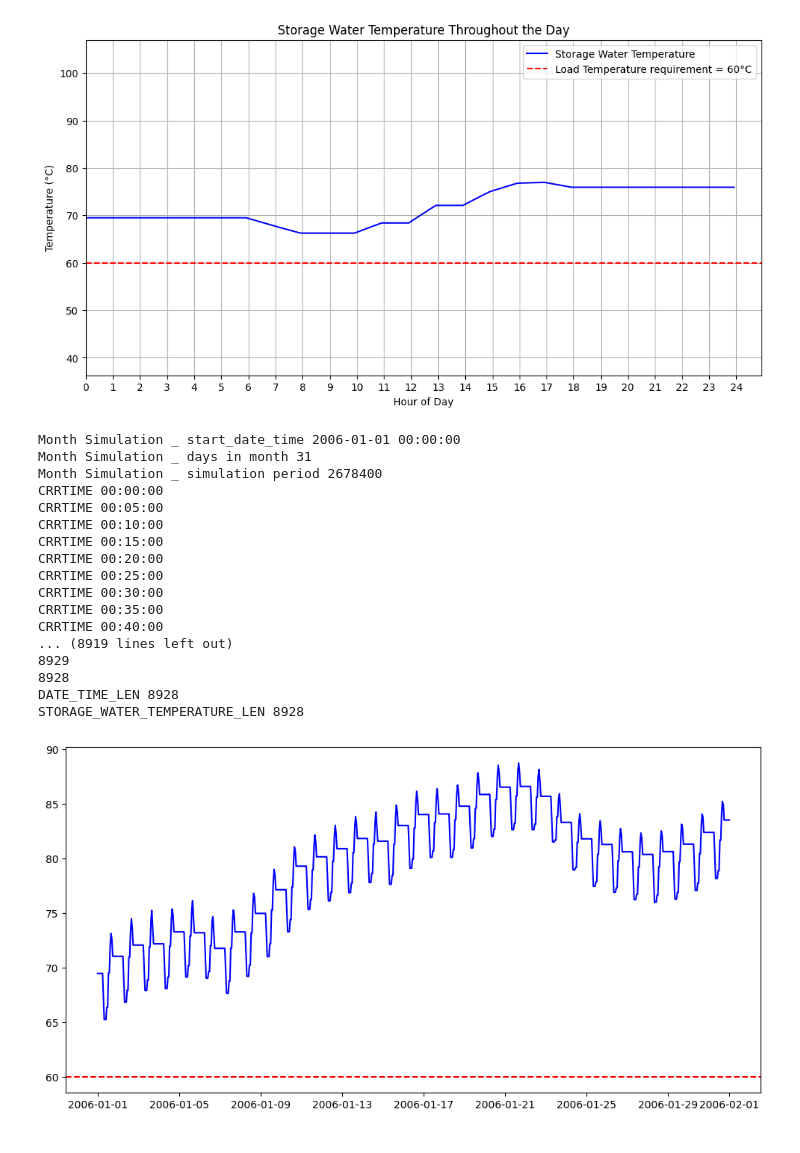
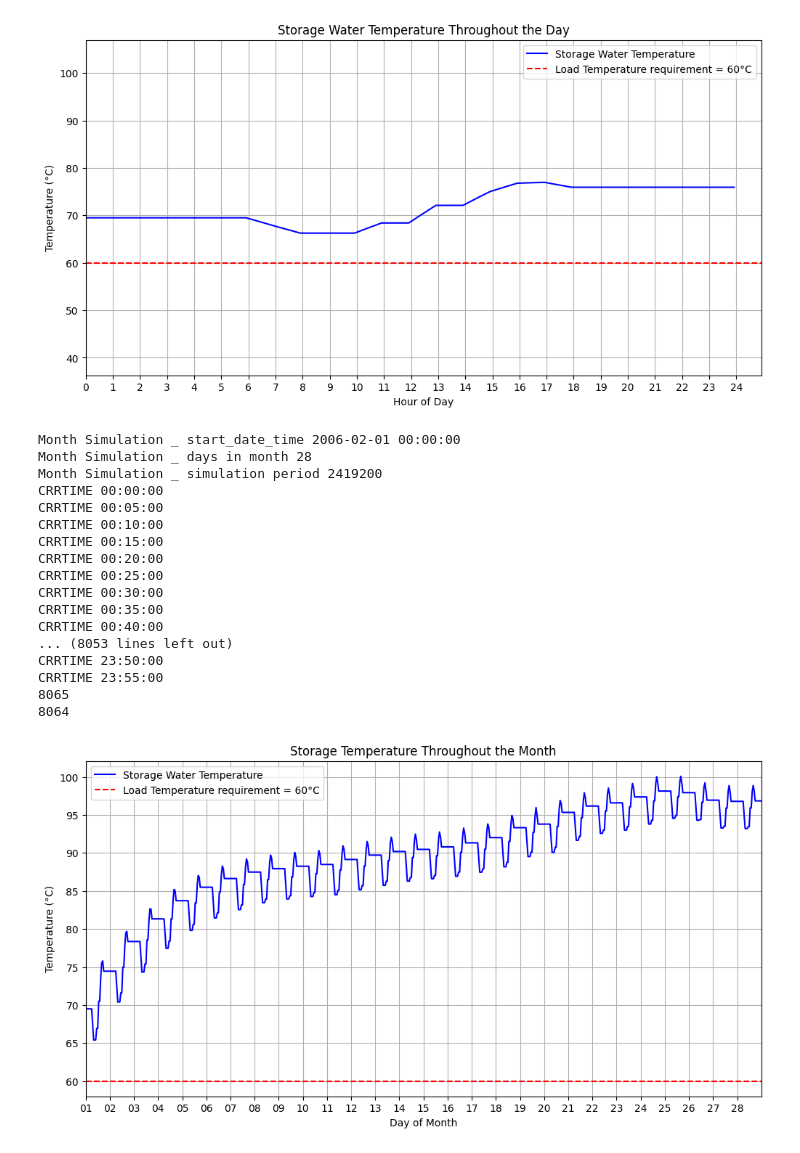
Before and after one commit to yashladd/solar_water_heater, a Jupyter notebook: latest.ipynb, the cells around one changed output. Cells and saved outputs as stored; diff of their text form; code cells hidden in the pictures.

Commit message:
run monthly and yearly simulations

```diff
--- a/latest.ipynb
+++ b/latest.ipynb
@@ -49,23 +50,23 @@ DATE_TIME_LEN 288
 STORAGE_WATER_TEMPERATURE_LEN 288
 [figure]
 # %%
-simulation.simulate_month()
+simulation.simulate_month(month=2)
 # %% [output]
-Month Simulation _ start_date_time 2006-01-01 00:00:00
-Month Simulation _ days in month 31
-Month Simulation _ simulation period 2678400
+Month Simulation _ start_date_time 2006-02-01 00:00:00
+Month Simulation _ days in month 28
+Month Simulation _ simulation period 2419200
 CRRTIME 00:00:00
 CRRTIME 00:05:00
 CRRTIME 00:10:00
 CRRTIME 00:15:00
 CRRTIME 00:20:00
 CRRTIME 00:25:00
 CRRTIME 00:30:00
 CRRTIME 00:35:00
 CRRTIME 00:40:00
-... (8919 lines left out)
-8929
-8928
-DATE_TIME_LEN 8928
-STORAGE_WATER_TEMPERATURE_LEN 8928
+... (8053 lines left out)
+CRRTIME 23:50:00
+CRRTIME 23:55:00
+8065
+8064
-[figure, old version]
+[figure, new version]
```
Also changed, not shown: parts of 4 cells of this notebook, 2 other files.
